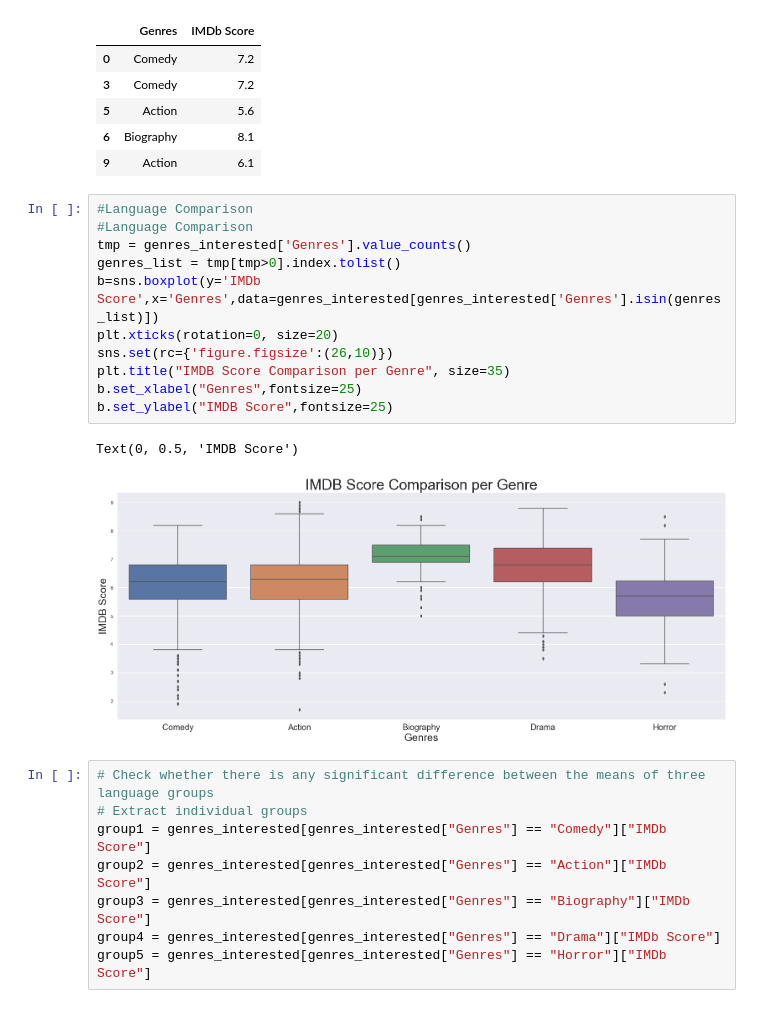
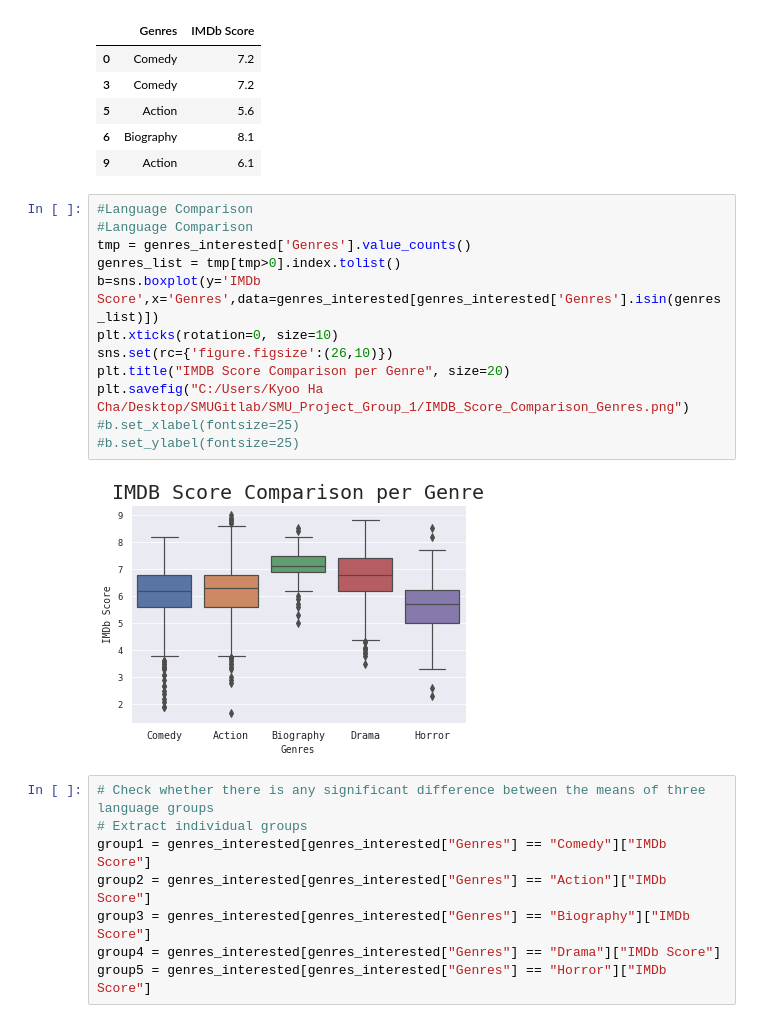
Before and after one commit to PedroSF88/SMU_Project_Group_1, a Jupyter notebook: analysis_kevin.ipynb, the cells around one changed output. Drawn from its saved outputs; the diff is of its cells as text.

Commit message:
Add Graphs

```diff
--- a/analysis_kevin.ipynb
+++ b/analysis_kevin.ipynb
@@ -241,17 +241,17 @@ genres_interested.head()
 # %%
 #Language Comparison
 #Language Comparison
 tmp = genres_interested['Genres'].value_counts()
 genres_list = tmp[tmp>0].index.tolist()
 b=sns.boxplot(y='IMDb Score',x='Genres',data=genres_interested[genres_interested['Genres'].isin(genres_list)])
-plt.xticks(rotation=0, size=20)
+plt.xticks(rotation=0, size=10)
 sns.set(rc={'figure.figsize':(26,10)})
-plt.title("IMDB Score Comparison per Genre", size=35)
-b.set_xlabel("Genres",fontsize=25)
-b.set_ylabel("IMDB Score",fontsize=25)
+plt.title("IMDB Score Comparison per Genre", size=20)
+plt.savefig("C:/Users/Kyoo Ha Cha/Desktop/SMUGitlab/SMU_Project_Group_1/IMDB_Score_Comparison_Genres.png")
+#b.set_xlabel(fontsize=25)
+#b.set_ylabel(fontsize=25)
 # %% [output]
-Text(0, 0.5, 'IMDB Score')
-[figure, old version]
+[figure, new version]
 # %%
 # Check whether there is any significant difference between the means of three language groups
 # Extract individual groups
```
Also changed, not shown: parts of 8 cells of this notebook, 4 other files.
